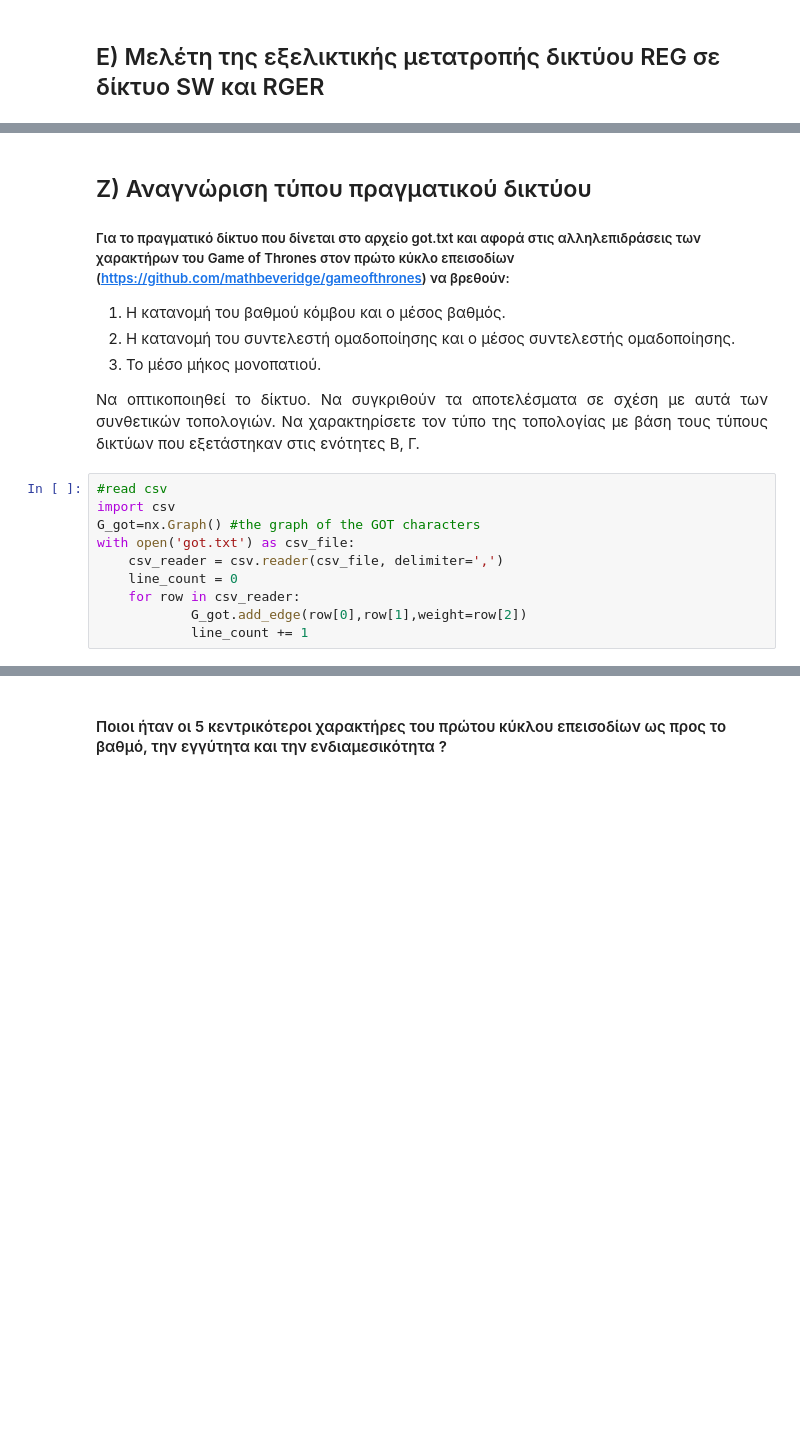
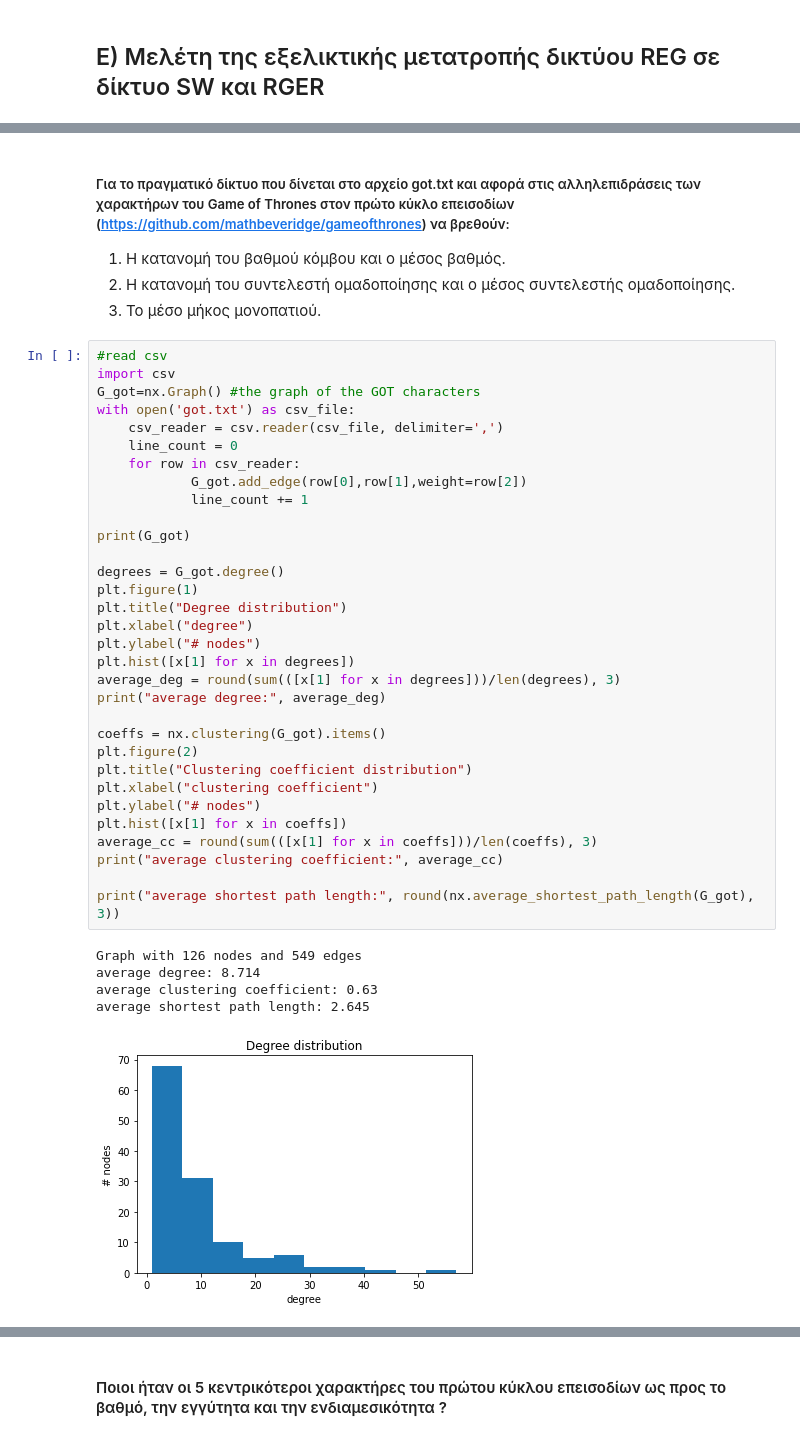
Before and after one commit to John-Atha/social-networks-NTUA, a Jupyter notebook: lab1_student_version.ipynb, the cells around one changed output, grey strips where cells are left out. Saved outputs shown, nothing was run; the diff lists cells and outputs as text; blank space fills up the shorter version.

```diff
--- a/lab1_student_version.ipynb
+++ b/lab1_student_version.ipynb
@@ -1214,19 +1281,45 @@ d=4
 # %% [markdown]
-## Z) Αναγνώριση τύπου πραγματικού δικτύου
 ##### Για το πραγματικό δίκτυο που δίνεται στο αρχείο got.txt  και αφορά στις αλληλεπιδράσεις των χαρακτήρων του Game of Thrones στον πρώτο κύκλο επεισοδίων (https://github.com/mathbeveridge/gameofthrones) να βρεθούν:</p>
 <ol>
     <li>Η κατανομή του βαθμού κόμβου και ο μέσος βαθμός.</li>
     <li>Η κατανομή του συντελεστή ομαδοποίησης και ο μέσος συντελεστής ομαδοποίησης.</li>
     <li>Το μέσο μήκος μονοπατιού.</li>
 </ol>
-<p style=text-align:justify>Να οπτικοποιηθεί το δίκτυο. Να συγκριθούν τα αποτελέσματα σε σχέση με αυτά των συνθετικών τοπολογιών. Να χαρακτηρίσετε τον τύπο της τοπολογίας με βάση τους τύπους δικτύων που εξετάστηκαν στις ενότητες B, Γ.</p>
 # %%
 #read csv
 import csv
 G_got=nx.Graph() #the graph of the GOT characters
 with open('got.txt') as csv_file:
     csv_reader = csv.reader(csv_file, delimiter=',')
     line_count = 0
     for row in csv_reader:
             G_got.add_edge(row[0],row[1],weight=row[2])
             line_count += 1
+
+print(G_got)
+
+degrees = G_got.degree()
+plt.figure(1)
+plt.title("Degree distribution")
+plt.xlabel("degree")
+plt.ylabel("# nodes")
+plt.hist([x[1] for x in degrees])
+average_deg = round(sum(([x[1] for x in degrees]))/len(degrees), 3)
+print("average degree:", average_deg)
+
+coeffs = nx.clustering(G_got).items()
+plt.figure(2)
+plt.title("Clustering coefficient distribution")
+plt.xlabel("clustering coefficient")
+plt.ylabel("# nodes")
+plt.hist([x[1] for x in coeffs])
+average_cc = round(sum(([x[1] for x in coeffs]))/len(coeffs), 3)
+print("average clustering coefficient:", average_cc)
+
+print("average shortest path length:", round(nx.average_shortest_path_length(G_got), 3))
+# %% [output]
+Graph with 126 nodes and 549 edges
+average degree: 8.714
+average clustering coefficient: 0.63
+average shortest path length: 2.645
+[figure, added]
```
Also changed, not shown: parts of 20 cells of this notebook, 1 other file.
